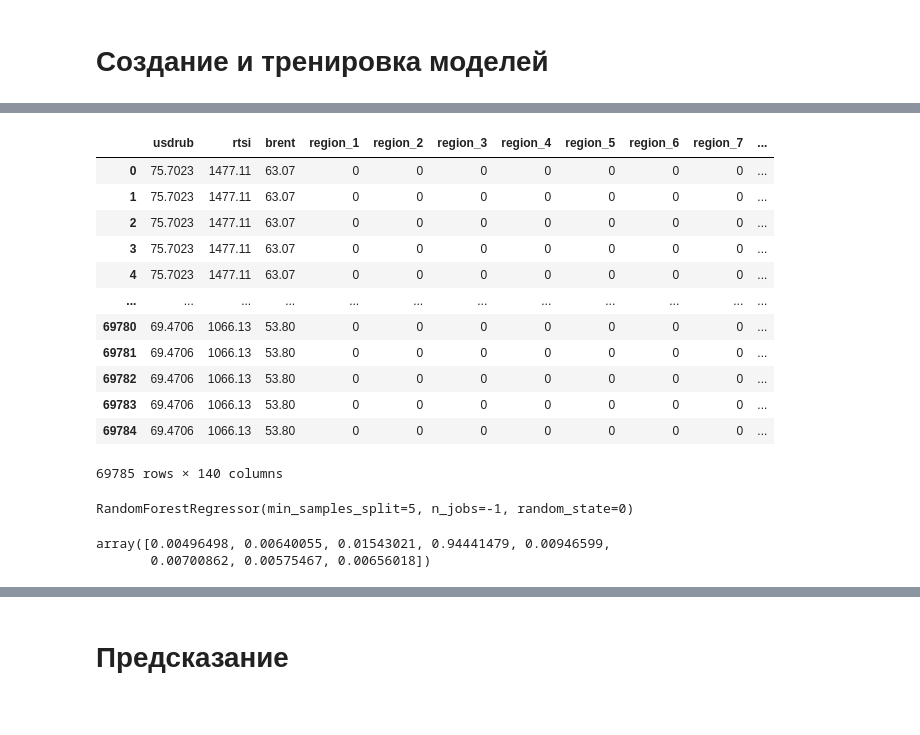
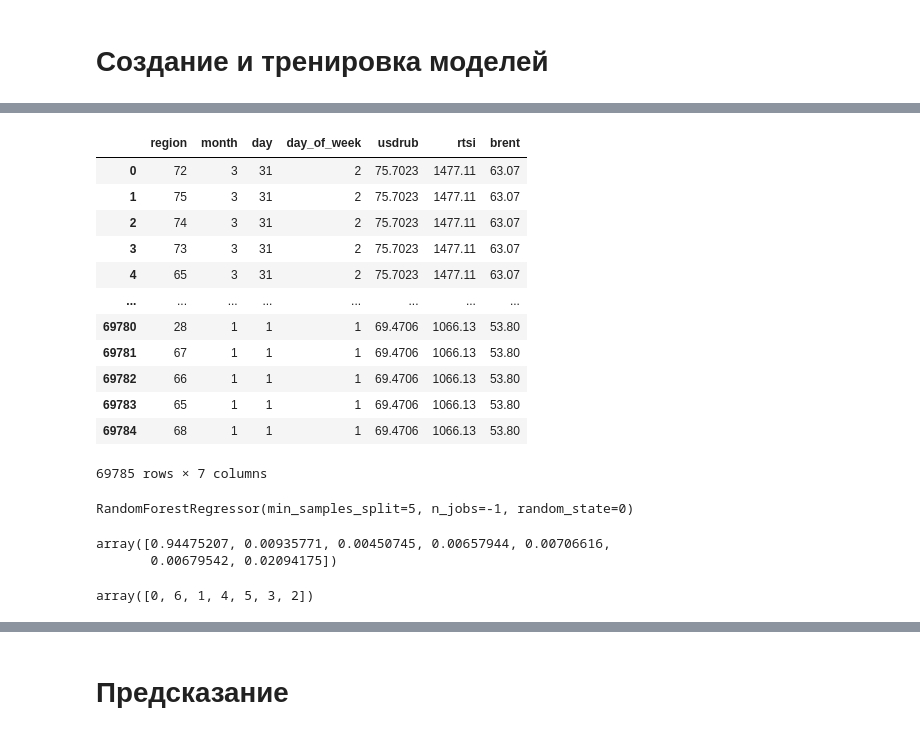
Before and after one commit to grigoriizharkov/All-Cups, a Jupyter notebook: task1/Average prices.ipynb, the cells around one changed output, grey strips where cells are left out. Cells and saved outputs as stored; diff of their text form; code cells hidden in the pictures.

Commit message:
Decreased features number, INCREASED result
All categorical variables cancelled, deleted not important features (year)

```diff
--- a/task1/Average prices.ipynb
+++ b/task1/Average prices.ipynb
@@ -533,24 +533,24 @@ Index(['pasta', 'legumes', 'bread', 'flour', 'rice', 'groats', 'potatoes',
        'ai95_value', 'ai98_value', 'dt_value'],
       dtype='object')
 # %%
-features = ['region', 'year', 'month', 'day', 'day_of_week', 'usdrub', 'rtsi', 'brent']
+features = ['region', 'month', 'day', 'day_of_week', 'usdrub', 'rtsi', 'brent']
 
-X = pd.get_dummies(train[features], columns=['region', 'year', 'month', 'day', 'day_of_week'])
+X = pd.get_dummies(train[features])
 X
 # %% [output]
-|  | usdrub | rtsi | brent | region_1 | region_2 | region_3 | region_4 | region_5 | region_6 | region_7 | ... |
-| 0 | 75.7023 | 1477.11 | 63.07 | 0 | 0 | 0 | 0 | 0 | 0 | 0 | ... |
-| 1 | 75.7023 | 1477.11 | 63.07 | 0 | 0 | 0 | 0 | 0 | 0 | 0 | ... |
-| 2 | 75.7023 | 1477.11 | 63.07 | 0 | 0 | 0 | 0 | 0 | 0 | 0 | ... |
-| 3 | 75.7023 | 1477.11 | 63.07 | 0 | 0 | 0 | 0 | 0 | 0 | 0 | ... |
-| 4 | 75.7023 | 1477.11 | 63.07 | 0 | 0 | 0 | 0 | 0 | 0 | 0 | ... |
-| ... | ... | ... | ... | ... | ... | ... | ... | ... | ... | ... | ... |
-| 69780 | 69.4706 | 1066.13 | 53.80 | 0 | 0 | 0 | 0 | 0 | 0 | 0 | ... |
-| 69781 | 69.4706 | 1066.13 | 53.80 | 0 | 0 | 0 | 0 | 0 | 0 | 0 | ... |
-| 69782 | 69.4706 | 1066.13 | 53.80 | 0 | 0 | 0 | 0 | 0 | 0 | 0 | ... |
-| 69783 | 69.4706 | 1066.13 | 53.80 | 0 | 0 | 0 | 0 | 0 | 0 | 0 | ... |
-| 69784 | 69.4706 | 1066.13 | 53.80 | 0 | 0 | 0 | 0 | 0 | 0 | 0 | ... |
+|  | region | month | day | day_of_week | usdrub | rtsi | brent |
+| 0 | 72 | 3 | 31 | 2 | 75.7023 | 1477.11 | 63.07 |
+| 1 | 75 | 3 | 31 | 2 | 75.7023 | 1477.11 | 63.07 |
+| 2 | 74 | 3 | 31 | 2 | 75.7023 | 1477.11 | 63.07 |
+| 3 | 73 | 3 | 31 | 2 | 75.7023 | 1477.11 | 63.07 |
+| 4 | 65 | 3 | 31 | 2 | 75.7023 | 1477.11 | 63.07 |
+| ... | ... | ... | ... | ... | ... | ... | ... |
+| 69780 | 28 | 1 | 1 | 1 | 69.4706 | 1066.13 | 53.80 |
+| 69781 | 67 | 1 | 1 | 1 | 69.4706 | 1066.13 | 53.80 |
+| 69782 | 66 | 1 | 1 | 1 | 69.4706 | 1066.13 | 53.80 |
+| 69783 | 65 | 1 | 1 | 1 | 69.4706 | 1066.13 | 53.80 |
+| 69784 | 68 | 1 | 1 | 1 | 69.4706 | 1066.13 | 53.80 |
-69785 rows × 140 columns
+69785 rows × 7 columns
 # %%
 from sklearn.ensemble import RandomForestRegressor
 from sklearn.model_selection import train_test_split
@@ -564,13 +564,7 @@ model.fit(X_train, y_train)
 RandomForestRegressor(min_samples_split=5, n_jobs=-1, random_state=0)
 # %%
 importances = model.feature_importances_
-importances[3] = importances[3:87].sum()
-importances[4] = importances[87:90].sum()
-importances[5] = importances[90:102].sum()
-importances[6] = importances[102:133].sum()
-importances[7] = importances[133:].sum()
-importances = importances[:8]
 importances
 # %% [output]
-array([0.00496498, 0.00640055, 0.01543021, 0.94441479, 0.00946599,
-       0.00700862, 0.00575467, 0.00656018])
+array([0.94475207, 0.00935771, 0.00450745, 0.00657944, 0.00706616,
+       0.00679542, 0.02094175])
@@ -576,0 +574,4 @@ array([0.00496498, 0.00640055, 0.01543021, 0.94441479, 0.00946599,
+# %%
+indices
+# %% [output]
+array([0, 6, 1, 4, 5, 3, 2])
```
Also changed, not shown: parts of 10 cells of this notebook, 1 other file.
